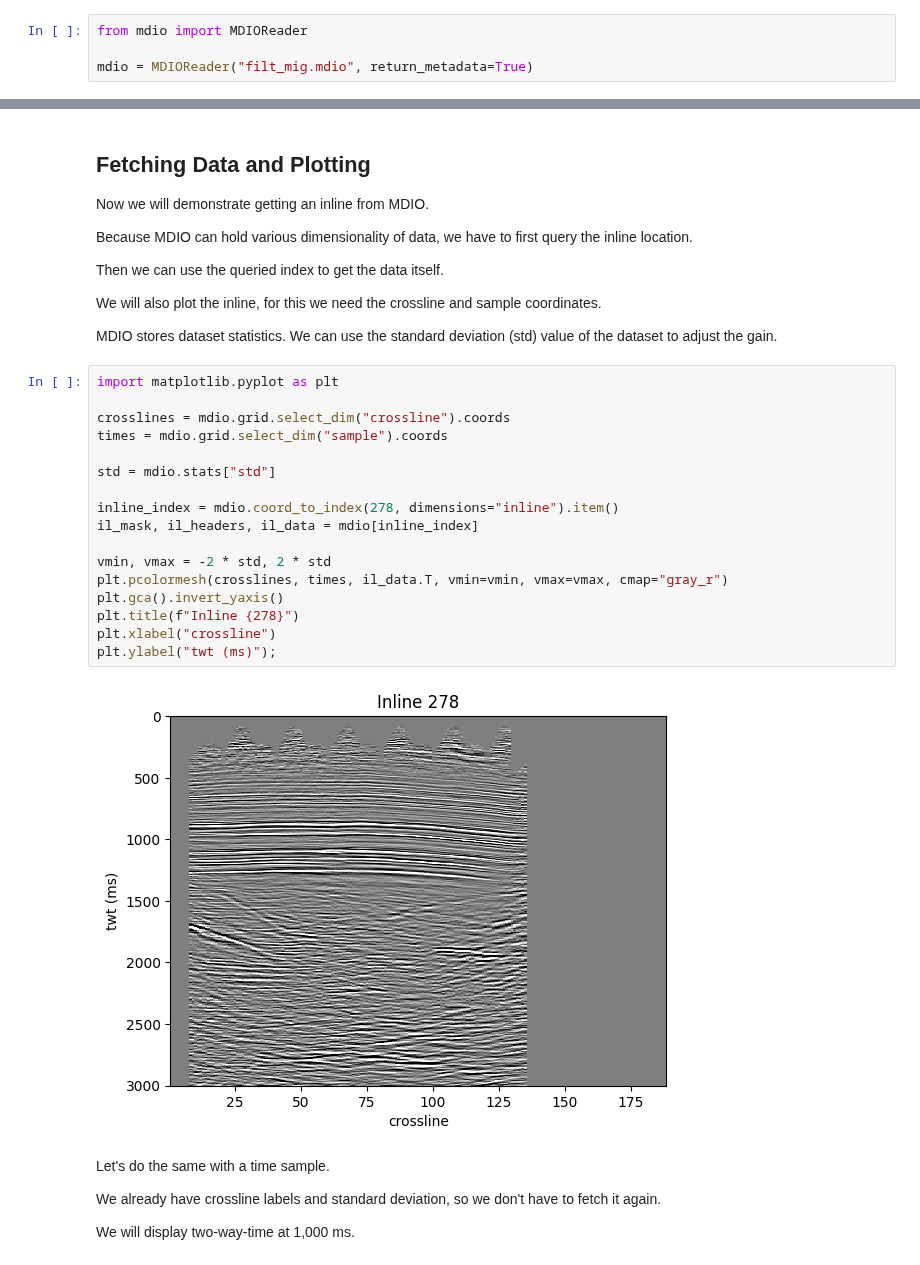
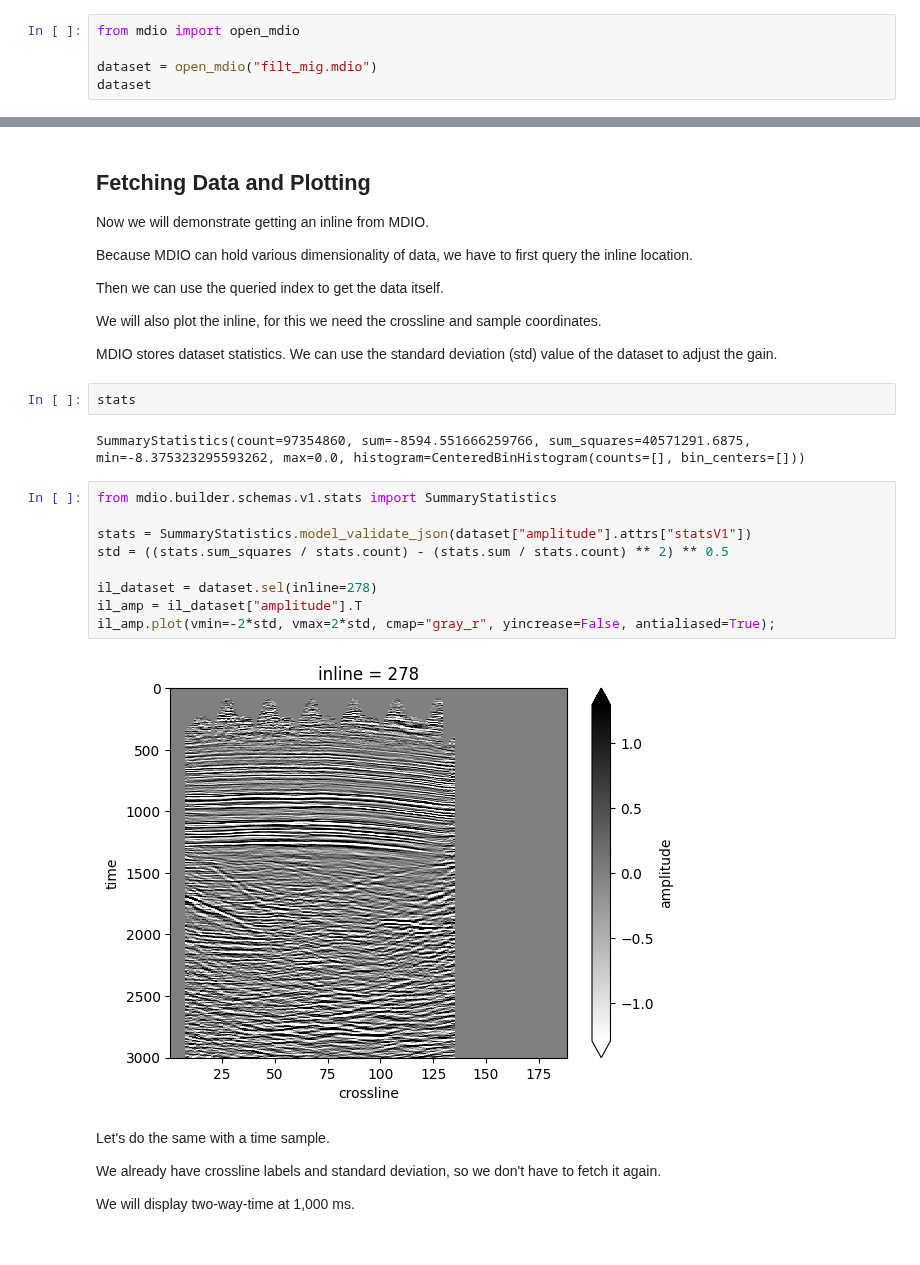
Before and after one commit to TGSAI/mdio-python, a Jupyter notebook: docs/tutorials/quickstart.ipynb, the cells around one changed output, grey strips where cells are left out. Drawn from its saved outputs; the diff is of its cells as text.

```diff
--- a/docs/tutorials/quickstart.ipynb
+++ b/docs/tutorials/quickstart.ipynb
@@ -70,6 +83,7 @@ Let's open the MDIO file with the `MDIOReader`.
 
 We will also turn on `return_metadata` function to get the live trace mask and trace headers.
 # %%
-from mdio import MDIOReader
+from mdio import open_mdio
 
-mdio = MDIOReader("filt_mig.mdio", return_metadata=True)
+dataset = open_mdio("filt_mig.mdio")
+dataset
@@ -177,25 +208,21 @@ Then we can use the queried index to get the data itself.
 We will also plot the inline, for this we need the crossline and sample coordinates.
 
 MDIO stores dataset statistics. We can use the standard deviation (std) value of the dataset to adjust the gain.
-# %%
-import matplotlib.pyplot as plt
-
-crosslines = mdio.grid.select_dim("crossline").coords
-times = mdio.grid.select_dim("sample").coords
-
-std = mdio.stats["std"]
-
-inline_index = mdio.coord_to_index(278, dimensions="inline").item()
-il_mask, il_headers, il_data = mdio[inline_index]
-
-vmin, vmax = -2 * std, 2 * std
-plt.pcolormesh(crosslines, times, il_data.T, vmin=vmin, vmax=vmax, cmap="gray_r")
-plt.gca().invert_yaxis()
-plt.title(f"Inline {278}")
-plt.xlabel("crossline")
-plt.ylabel("twt (ms)");
-# %% [output]
-[figure, removed]
+# %%
+stats
+# %% [output]
+SummaryStatistics(count=97354860, sum=-8594.551666259766, sum_squares=40571291.6875, min=-8.375323295593262, max=0.0, histogram=CenteredBinHistogram(counts=[], bin_centers=[]))
+# %%
+from mdio.builder.schemas.v1.stats import SummaryStatistics
+
+stats = SummaryStatistics.model_validate_json(dataset["amplitude"].attrs["statsV1"])
+std = ((stats.sum_squares / stats.count) - (stats.sum / stats.count) ** 2) ** 0.5
+
+il_dataset = dataset.sel(inline=278)
+il_amp = il_dataset["amplitude"].T
+il_amp.plot(vmin=-2*std, vmax=2*std, cmap="gray_r", yincrease=False, antialiased=True);
+# %% [output]
+[figure, added]
 # %% [markdown]
 Let's do the same with a time sample.
 
```
Also changed, not shown: parts of 30 cells of this notebook.
